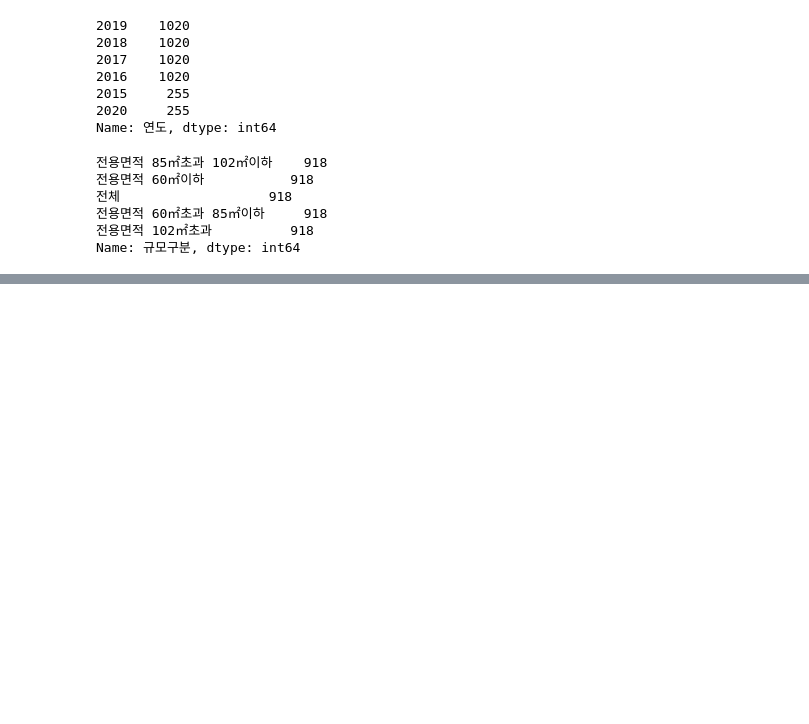
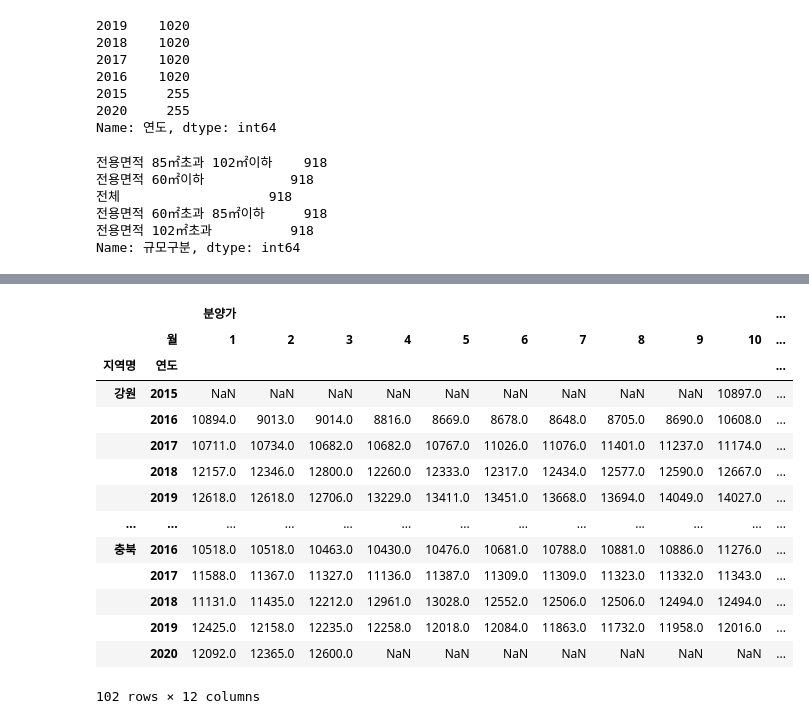
Before and after one commit to SDB016/Study, a Jupyter notebook: python/pandas/Application_of_Pandas.ipynb, the cells around one changed output, grey strips where cells are left out. Cells and saved outputs as stored; diff of their text form; code cells hidden in the pictures; blank space fills up the shorter version.

```diff
--- a/python/pandas/Application_of_Pandas.ipynb
+++ b/python/pandas/Application_of_Pandas.ipynb
@@ -472,0 +855,18 @@ Name: 규모구분, dtype: int64
+# %%
+grouped.unstack(2)
+# %% [output]
+|  |  | 분양가 |  |  |  |  |  |  |  |  |  | ... |
+|  | 월 | 1 | 2 | 3 | 4 | 5 | 6 | 7 | 8 | 9 | 10 | ... |
+| 지역명 | 연도 |  |  |  |  |  |  |  |  |  |  | ... |
+| 강원 | 2015 | NaN | NaN | NaN | NaN | NaN | NaN | NaN | NaN | NaN | 10897.0 | ... |
+|  | 2016 | 10894.0 | 9013.0 | 9014.0 | 8816.0 | 8669.0 | 8678.0 | 8648.0 | 8705.0 | 8690.0 | 10608.0 | ... |
+|  | 2017 | 10711.0 | 10734.0 | 10682.0 | 10682.0 | 10767.0 | 11026.0 | 11076.0 | 11401.0 | 11237.0 | 11174.0 | ... |
+|  | 2018 | 12157.0 | 12346.0 | 12800.0 | 12260.0 | 12333.0 | 12317.0 | 12434.0 | 12577.0 | 12590.0 | 12667.0 | ... |
+|  | 2019 | 12618.0 | 12618.0 | 12706.0 | 13229.0 | 13411.0 | 13451.0 | 13668.0 | 13694.0 | 14049.0 | 14027.0 | ... |
+| ... | ... | ... | ... | ... | ... | ... | ... | ... | ... | ... | ... | ... |
+| 충북 | 2016 | 10518.0 | 10518.0 | 10463.0 | 10430.0 | 10476.0 | 10681.0 | 10788.0 | 10881.0 | 10886.0 | 11276.0 | ... |
+|  | 2017 | 11588.0 | 11367.0 | 11327.0 | 11136.0 | 11387.0 | 11309.0 | 11309.0 | 11323.0 | 11332.0 | 11343.0 | ... |
+|  | 2018 | 11131.0 | 11435.0 | 12212.0 | 12961.0 | 13028.0 | 12552.0 | 12506.0 | 12506.0 | 12494.0 | 12494.0 | ... |
+|  | 2019 | 12425.0 | 12158.0 | 12235.0 | 12258.0 | 12018.0 | 12084.0 | 11863.0 | 11732.0 | 11958.0 | 12016.0 | ... |
+|  | 2020 | 12092.0 | 12365.0 | 12600.0 | NaN | NaN | NaN | NaN | NaN | NaN | NaN | ... |
+102 rows × 12 columns
```
Also changed, not shown: parts of 43 cells of this notebook.
